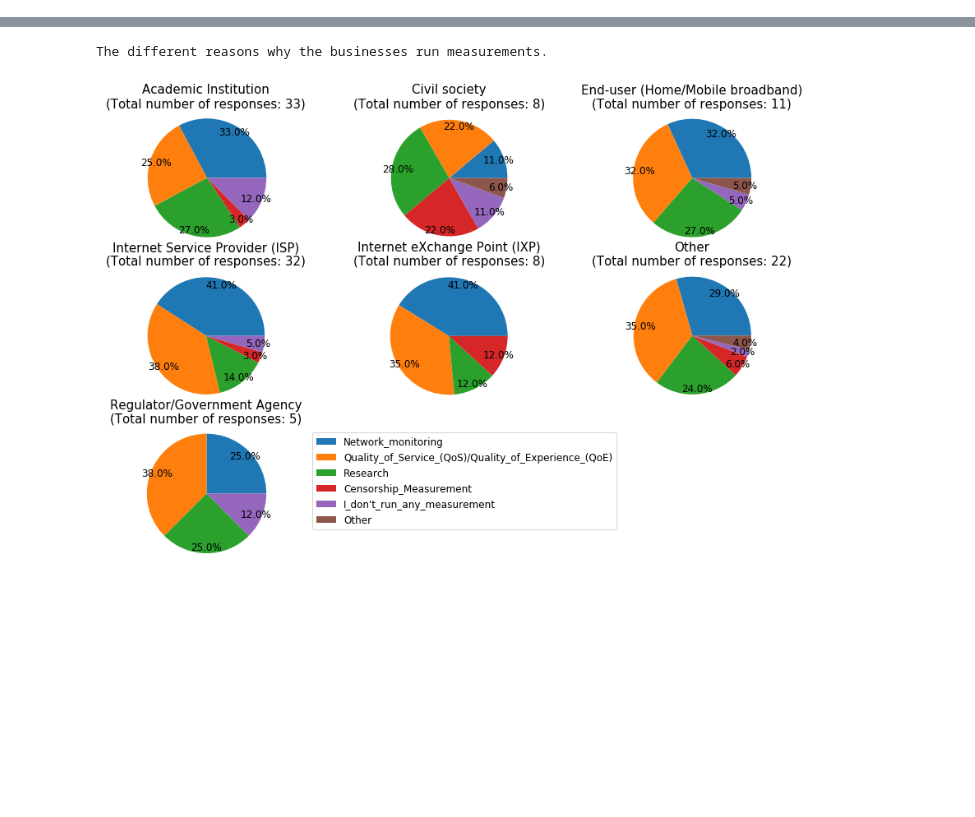
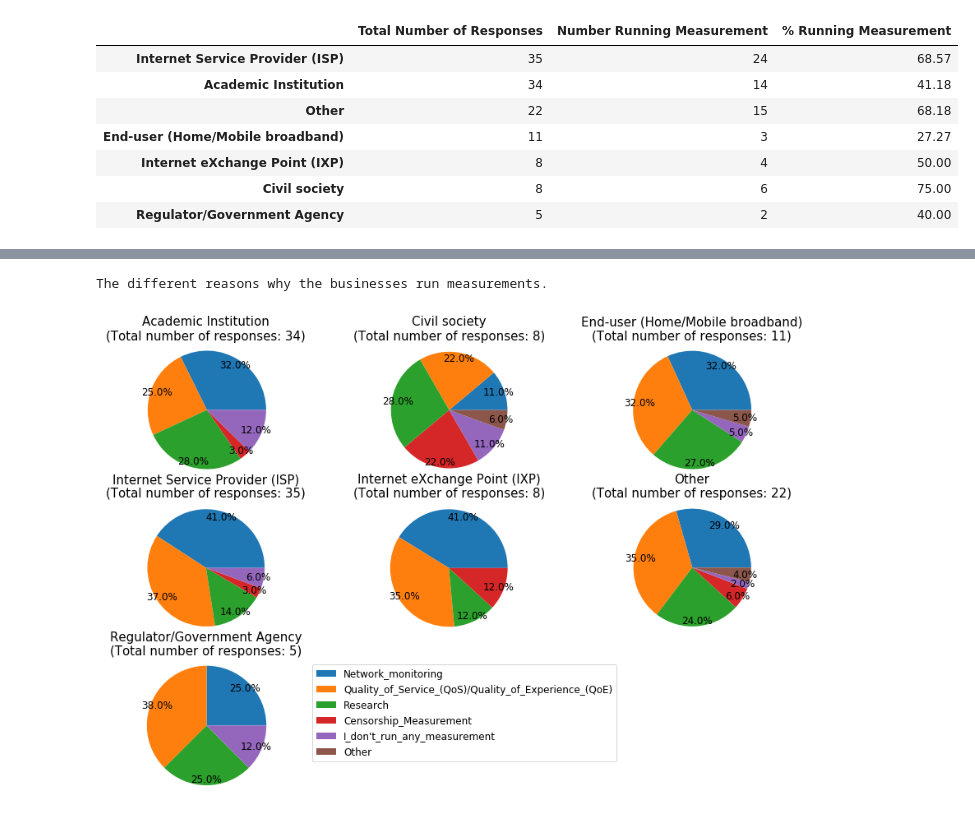
Before and after one commit to AFRINIC-Labs/Africa_Internet_Measurement_Survey, a Jupyter notebook: survey_analysis.ipynb, the cells around one changed output, grey strips where cells are left out. Cells and saved outputs as stored; diff of their text form; code cells hidden in the pictures; blank space fills up the shorter version.

```diff
--- a/survey_analysis.ipynb
+++ b/survey_analysis.ipynb
@@ -69 +64,26 @@ Total number of businesses than run some measurement: 30 or 25.21% of all respon
+# %%
+#Grouping businesses
+def group_business(busdf, colname):
+    if 'Business Category' != colname:
+        ispsum = busdf.loc['Telecom (Mobile) Operator'] + busdf.loc['Wireless network'] #merging to ISP
+        busdf.loc['Internet Service Provider (ISP)'] += ispsum
+        busdf.loc['Academic Institution'] += busdf.loc['Academic network (NRENs)'] #merging to academic institutions
+
+        grouped = busdf.loc['Community Network'] + busdf.loc['Enterprise Network'] + busdf.loc['ccTLD/DNS Operator'] + busdf.loc['Datacentre'] #Adding all to 'Other'.
+        busdf.loc['Other'] += grouped     # Wireless Network, Data Centre
+        #Removing categories after merging to main groups
+        busdf.drop(['Academic network (NRENs)', 'Telecom (Mobile) Operator', 'Enterprise Network',
+                'Community Network', 'ccTLD/DNS Operator', 'Wireless network', 'Datacentre'], inplace=True)
+    else:
+        busdf = busdf[colname].value_counts()
+        ispsum = busdf.loc['Telecom (Mobile) Operator'] + busdf.loc['Wireless network'] #merging to ISP
+        busdf.loc['Internet Service Provider (ISP)'] += ispsum
+        busdf.loc['Academic Institution'] += busdf.loc['Academic network (NRENs)'] #merging to academic institutions
+
+        grouped = busdf.loc['Community Network'] + busdf.loc['Enterprise Network'] + busdf.loc['ccTLD/DNS Operator'] + busdf.loc['Datacentre'] #Adding all to 'Other'.
+        busdf.loc['Other'] += grouped     # Wireless Network, Data Centre
+        #Removing categories after merging to main groups
+        busdf.drop(['Academic network (NRENs)', 'Telecom (Mobile) Operator', 'Enterprise Network',
+                'Community Network', 'ccTLD/DNS Operator', 'Wireless network', 'Datacentre'], inplace=True)
+    return busdf
 # %%
@@ -86,3 +121,27 @@ measurement_campaign()
+# %%
+#Whether a business category has run measurement campaign or not
+def measurement_data():
+    mdata = df[['Business Category', 'Businesses Collecting Data']][df['Businesses Collecting Data']=="Yes"]
+    mdata = mdata.groupby('Business Category').agg({'Businesses Collecting Data': 'count'})
+    groupBus = group_business(mdata, 'Businesses Collecting Data')
+    runCount = group_business(df, 'Business Category')
+    final = pd.concat([runCount, groupBus], axis=1, join='outer')
+    final['% Running Measurement'] = round((final['Businesses Collecting Data']/final['Business Category'])*100, 2)
+    final = final.iloc[::-1] #Reversing the index to have the higher values on top
+    final.rename(columns={'Business Category': 'Total Number of Responses',
+                          'Businesses Collecting Data':'Number Running Measurement'}, inplace=True)
+    final = final.sort_values(by = ['Total Number of Responses'], ascending=False)
+    return final
+measurement_data()
+# %% [output]
+|  | Total Number of Responses | Number Running Measurement | % Running Measurement |
+| Internet Service Provider (ISP) | 35 | 24 | 68.57 |
+| Academic Institution | 34 | 14 | 41.18 |
+| Other | 22 | 15 | 68.18 |
+| End-user (Home/Mobile broadband) | 11 | 3 | 27.27 |
+| Internet eXchange Point (IXP) | 8 | 4 | 50.00 |
+| Civil society | 8 | 6 | 75.00 |
+| Regulator/Government Agency | 5 | 2 | 40.00 |
 # %%
 #General reasons for running measurement
 def reasons_for_measurement():
```
Also changed, not shown: parts of 4 cells of this notebook, 1 other file.
